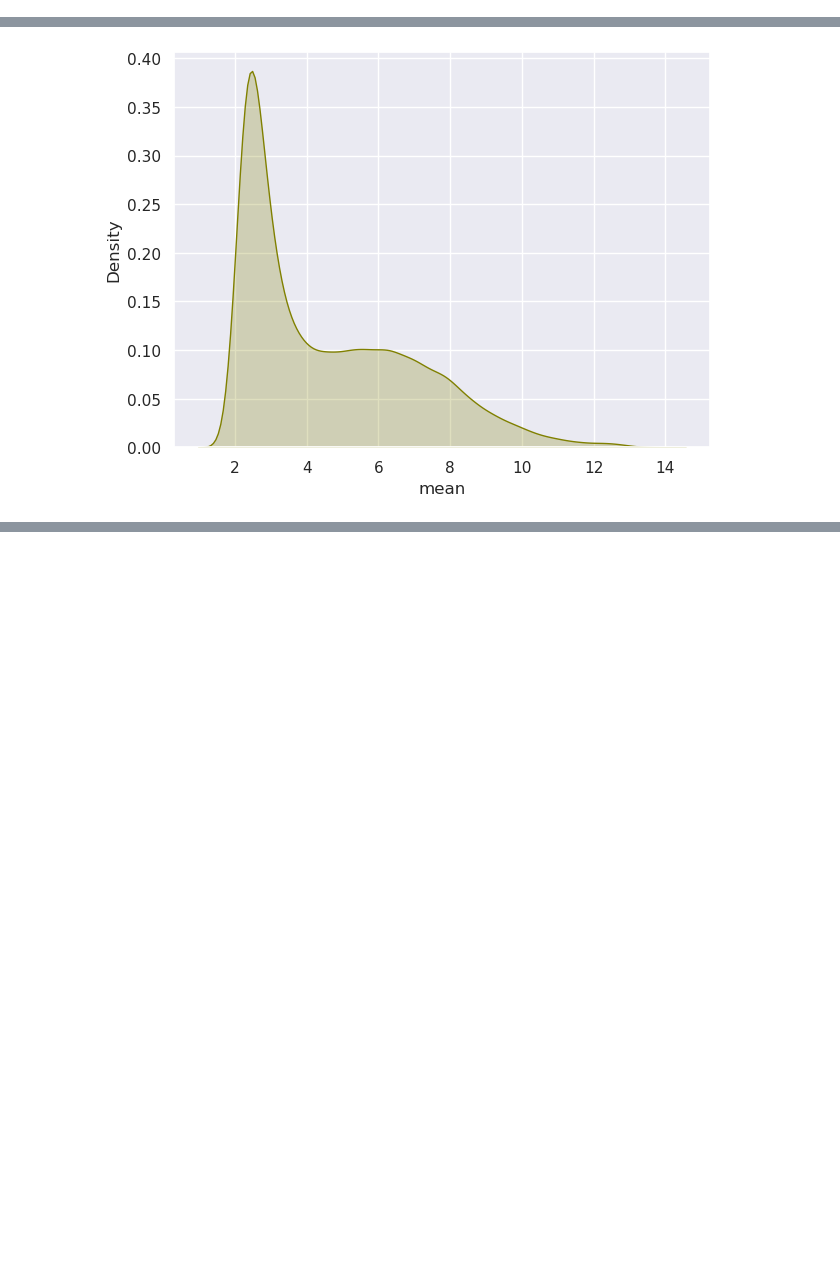
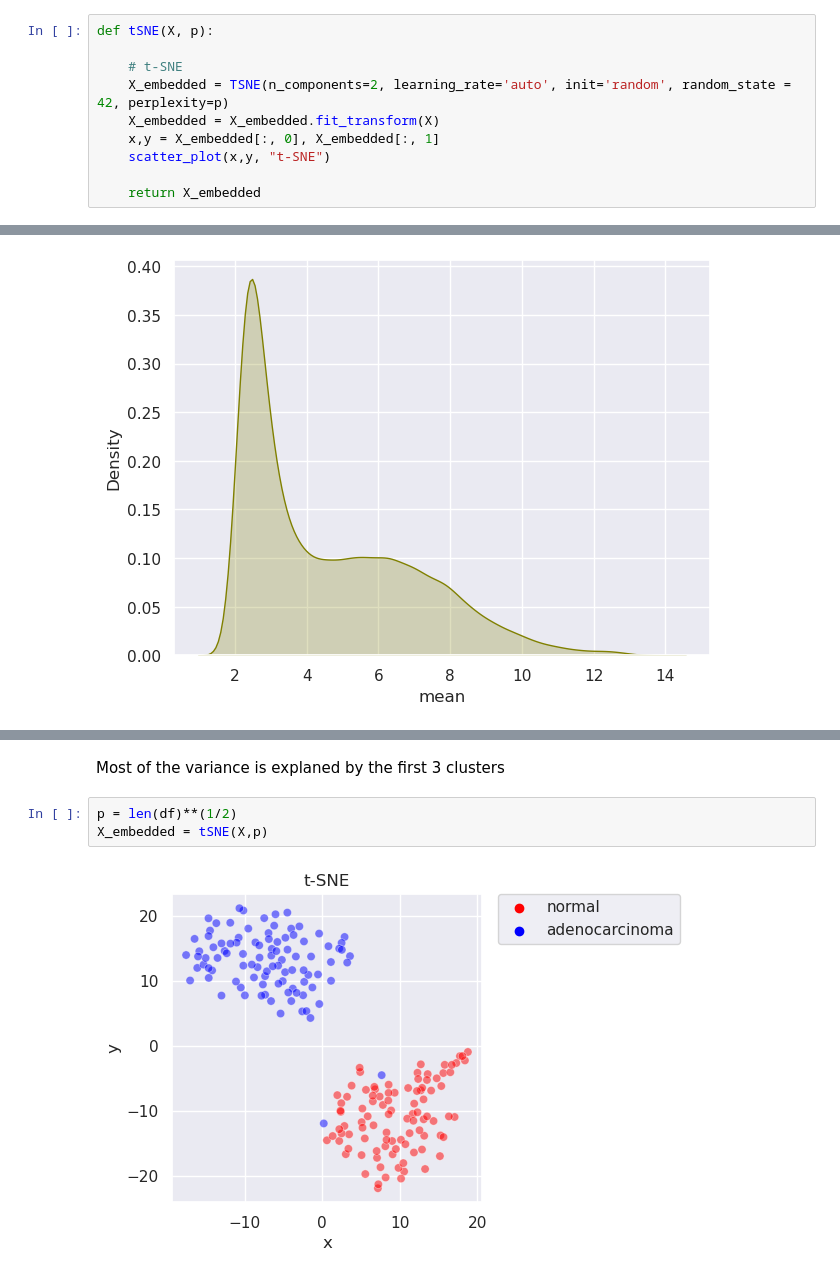
Before and after one commit to anoekkooijmans/Data-science-3-portfolio, a Jupyter notebook: Week_02.ipynb, the cells around one changed output, grey strips where cells are left out. Drawn from its saved outputs; the diff is of its cells as text; blank space fills up the shorter version.

```diff
--- a/Week_02.ipynb
+++ b/Week_02.ipynb
@@ -95,0 +106,10 @@ def dimension_reduction(df):
+# %%
+def tSNE(X, p):
+
+    # t-SNE
+    X_embedded = TSNE(n_components=2, learning_rate='auto', init='random', random_state = 42, perplexity=p)
+    X_embedded = X_embedded.fit_transform(X)
+    x,y = X_embedded[:, 0], X_embedded[:, 1]
+    scatter_plot(x,y, "t-SNE")
+
+    return X_embedded
@@ -140,0 +226,7 @@ plt.show()
+# %% [markdown]
+Most of the variance is explaned by the first 3 clusters
+# %%
+p = len(df)**(1/2)
+X_embedded = tSNE(X,p)
+# %% [output]
+[figure, added]
```
Also changed, not shown: parts of 43 cells of this notebook, 4 other files.
